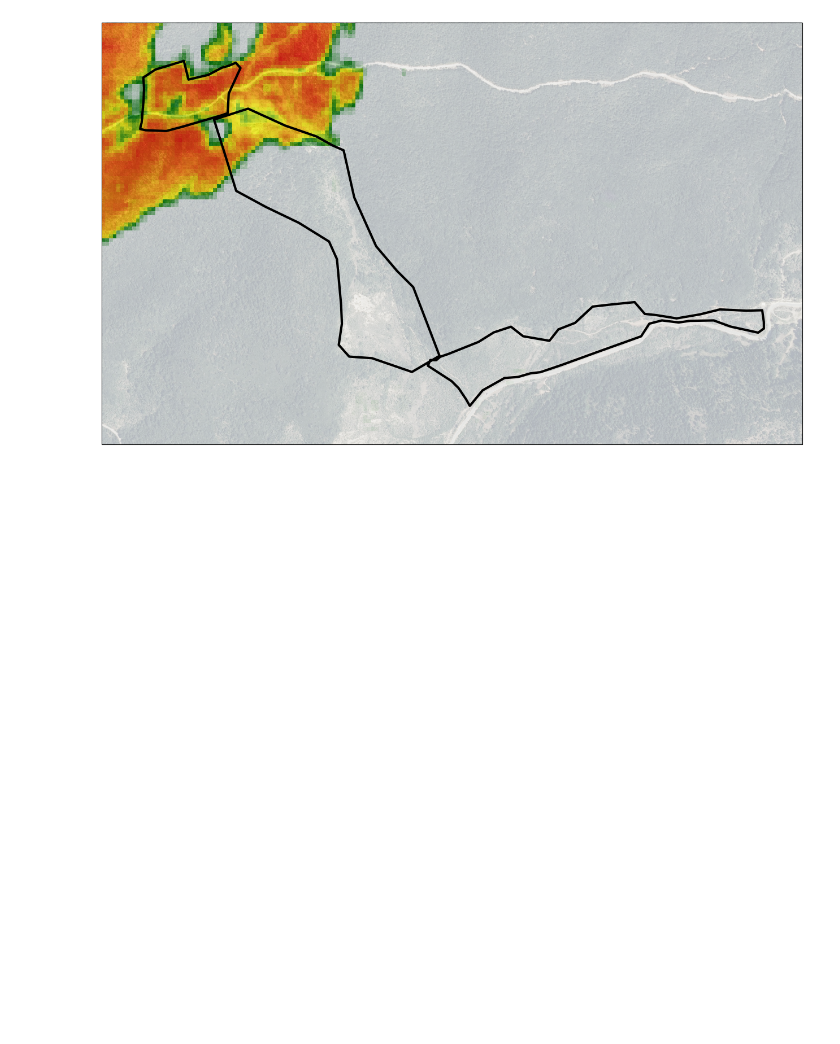
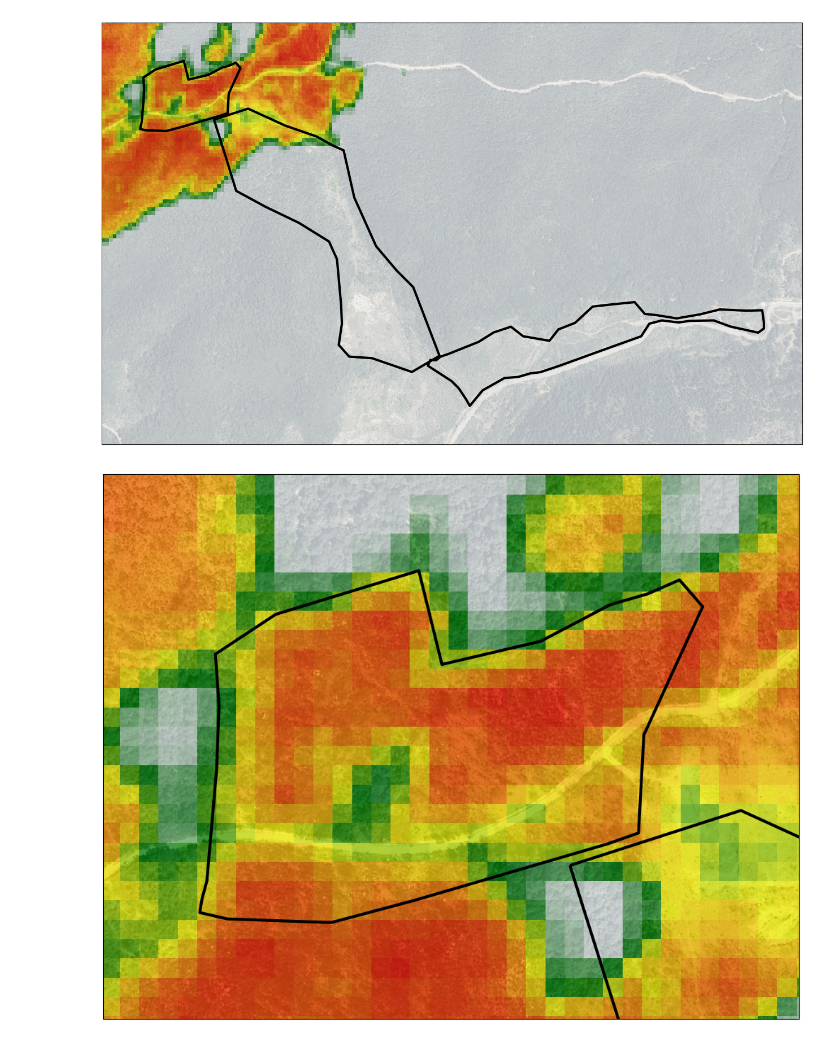
Before and after one commit to bartulo/leyre, a Jupyter notebook: dNBR.ipynb, the cells around one changed output. Drawn from its saved outputs; the diff is of its cells as text; code cells hidden in the pictures; blank space fills up the shorter version.

```diff
--- a/dNBR.ipynb
+++ b/dNBR.ipynb
@@ -29,2 +29,32 @@ plt.savefig('FINALES/dNBR/dNBR.png', bbox_inches='tight')
 # %% [output]
 [figure]
+# %%
+import rasterio
+from rasterio.plot import show
+import geopandas as gpd
+import cartopy.crs as ccrs
+import matplotlib.pyplot as plt
+import matplotlib
+
+dNBR = rasterio.open('BRUTOS/dNBR/dNBR_leyre.tif')
+zonas = gpd.read_file('shp/zonas_estudio.shp')
+zona = zonas[zonas.Id == 2]
+
+proj = ccrs.epsg(25830)
+
+fig = plt.figure(figsize=(16, 10))
+ax = plt.axes(projection=proj)
+
+buffer = 50
+
+minx, miny, maxx, maxy = zona.iloc[0].geometry.bounds
+# minx, miny, maxx, maxy = zonas.total_bounds
+
+cmap = matplotlib.colors.LinearSegmentedColormap.from_list("", ["red","orange","yellow", "green", "white"])
+ax.set_extent([minx - buffer, maxx + buffer, miny - buffer, maxy + buffer], crs=proj)
+zonas.plot(ax=ax, facecolor='None', linewidth=3, edgecolor='black')
+show(dNBR, ax=ax, cmap=cmap)
+ax.add_wms(wms='https://www.ign.es/wms-inspire/pnoa-ma', layers=['OI.OrthoimageCoverage'], alpha=0.3)
+plt.savefig('FINALES/IMAGENES/dNBR_zona2.png', bbox_inches='tight')
+# %% [output]
+[figure, added]
```
Also changed, not shown: parts of 1 cell of this notebook, 25 other files.
